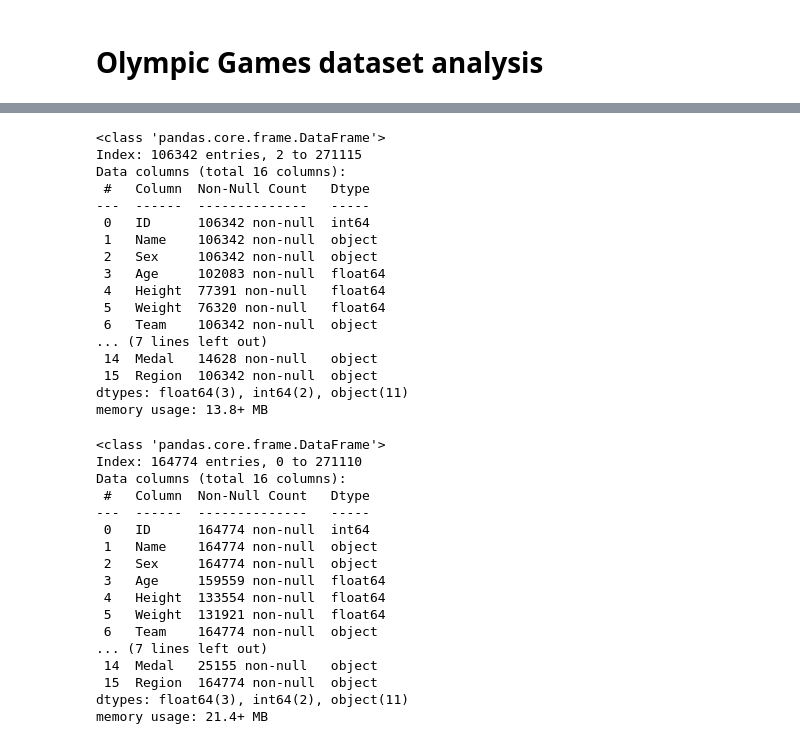
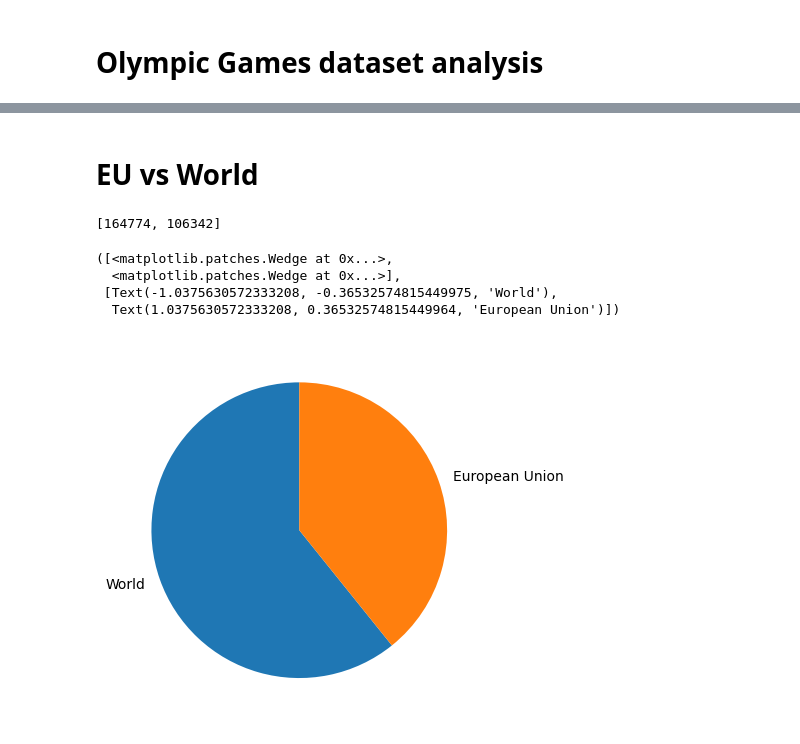
Before and after one commit to PatrickMichnowicz/Data_portfolio, a Jupyter notebook: Olympic_database/Olympic_Games_analysis_visualization.ipynb, the cells around one changed output, grey strips where cells are left out. Drawn from its saved outputs; the diff is of its cells as text; code cells hidden in the pictures.

```diff
--- a/Olympic_database/Olympic_Games_analysis_visualization.ipynb
+++ b/Olympic_database/Olympic_Games_analysis_visualization.ipynb
@@ -60,45 +131,30 @@ data
 # Create 2 DF's : World and EU (for future use)
 eu_data = data[data["Region"]=="European Union"]
 wd_data = data[data["Region"]=="World"]
-# %%
-# Info EU
-eu_data.info()
-# %% [output]
-<class 'pandas.core.frame.DataFrame'>
-Index: 106342 entries, 2 to 271115
-Data columns (total 16 columns):
- #   Column  Non-Null Count   Dtype
----  ------  --------------   -----
- 0   ID      106342 non-null  int64
- 1   Name    106342 non-null  object
- 2   Sex     106342 non-null  object
- 3   Age     102083 non-null  float64
- 4   Height  77391 non-null   float64
- 5   Weight  76320 non-null   float64
- 6   Team    106342 non-null  object
-... (7 lines left out)
- 14  Medal   14628 non-null   object
- 15  Region  106342 non-null  object
-dtypes: float64(3), int64(2), object(11)
-memory usage: 13.8+ MB
-# %%
-# Info World
-wd_data.info()
-# %% [output]
-<class 'pandas.core.frame.DataFrame'>
-Index: 164774 entries, 0 to 271110
-Data columns (total 16 columns):
- #   Column  Non-Null Count   Dtype
----  ------  --------------   -----
- 0   ID      164774 non-null  int64
- 1   Name    164774 non-null  object
- 2   Sex     164774 non-null  object
- 3   Age     159559 non-null  float64
- 4   Height  133554 non-null  float64
- 5   Weight  131921 non-null  float64
- 6   Team    164774 non-null  object
-... (7 lines left out)
- 14  Medal   25155 non-null   object
- 15  Region  164774 non-null  object
-dtypes: float64(3), int64(2), object(11)
-memory usage: 21.4+ MB
+# %% [markdown]
+# EU vs World
+# %%
+# Medals won by EU vs World
+medals_eu_wd = data[["Region","Medal", "ID"]].groupby(by=["Region", "Medal"], as_index=False).count()
+medals_eu = medals_eu_wd[medals_eu_wd["Region"]=="European Union"]
+medals_wd = medals_eu_wd[medals_eu_wd["Region"]=="World" ]
+
+# Total count of athletes: EU vs World
+athletes = data.value_counts("Region")
+# %%
+list([athletes.iloc[0], athletes.iloc[1]])
+# %% [output]
+[164774, 106342]
+# %%
+# 1D arrays of labels and values
+a_labels = list(athletes.index)
+a_values = list([athletes.iloc[0], athletes.iloc[1]])
+
+# Plot 1: EU vs World
+plt.pie(a_values, labels=a_labels, startangle=90)
+# %% [output]
+([<matplotlib.patches.Wedge at 0x...>,
+  <matplotlib.patches.Wedge at 0x...>],
+ [Text(-1.0375630572333208, -0.36532574815449975, 'World'),
+  Text(1.0375630572333208, 0.36532574815449964, 'European Union')])
+[figure, added]
```
Also changed, not shown: parts of 11 cells of this notebook.
